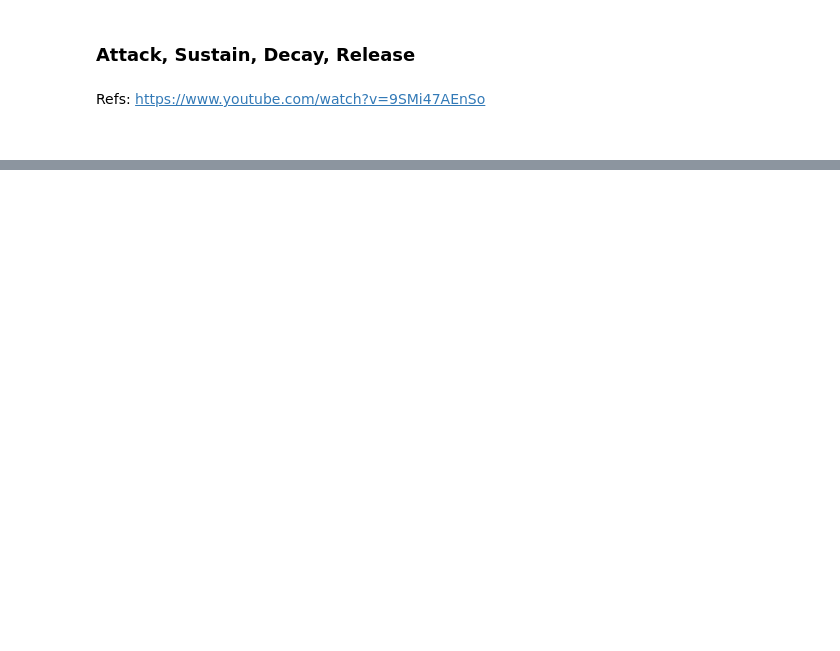
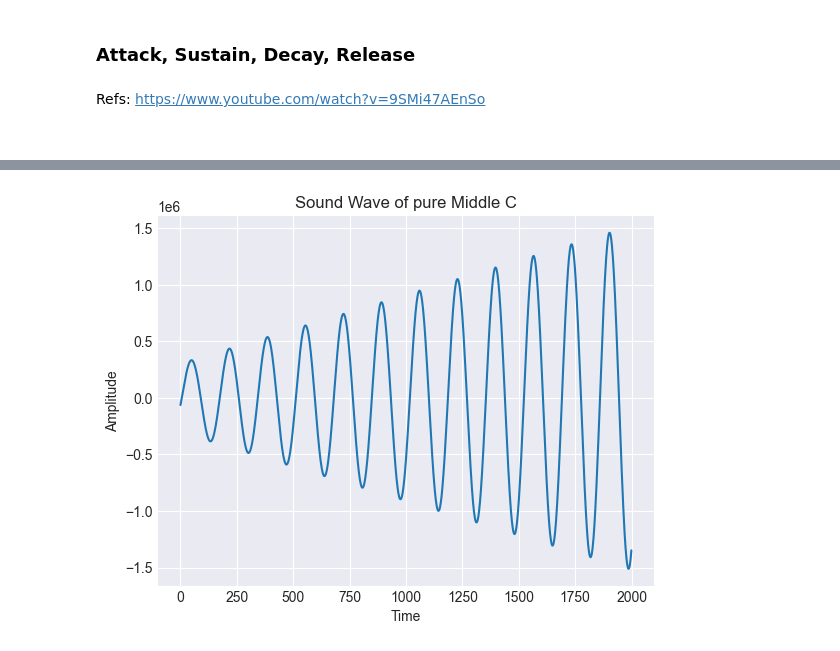
Before and after one commit to boriakinola01/Speech_Audio, a Jupyter notebook: Analysis.ipynb, the cells around one changed output, grey strips where cells are left out. Cells and saved outputs as stored; diff of their text form; code cells hidden in the pictures; blank space fills up the shorter version.

```diff
--- a/Analysis.ipynb
+++ b/Analysis.ipynb
@@ -148,0 +178,17 @@ Refs: https://www.youtube.com/watch?v=9SMi47AEnSo
+# %%
+# Extract harmonic data from the sax sound wave
+harmonics_data = extract_harmonics(sax_middle_c, sample_rate)
+
+fundamental_freq = estimate_fundamental_frequency(sax_middle_c, sample_rate)
+
+# Apply the harmonics to the generated middle c sound wave
+middle_c_harmonic = apply_harmonic_structure(middle_c, fundamental_freq, harmonics_data, sample_rate, 2.0)
+
+# Get the envelope to apply to the sound wave using low pass filter
+envelope = compute_envelope_lowpass(middle_c_harmonic, sample_rate, cutoff_freq=150, order=2)
+
+# Apply the amplitude envelope
+middle_c_envelope = apply_amplitude_envelope(middle_c_harmonic, envelope)
+
+# Apply the adsr
+middle_c_adsr = apply_adsr_envelope(middle_c_envelope, sample_rate, 0.1, 0.3, 0.7, 0.6)
@@ -148,0 +199,8 @@ Refs: https://www.youtube.com/watch?v=9SMi47AEnSo
+# %%
+plt.plot(middle_c_adsr[500:2500])
+plt.xlabel('Time')
+plt.ylabel('Amplitude')
+plt.title('Sound Wave of pure Middle C')
+plt.grid()
+# %% [output]
+[figure, added]
```
Also changed, not shown: parts of 24 cells of this notebook, 4 other files.
